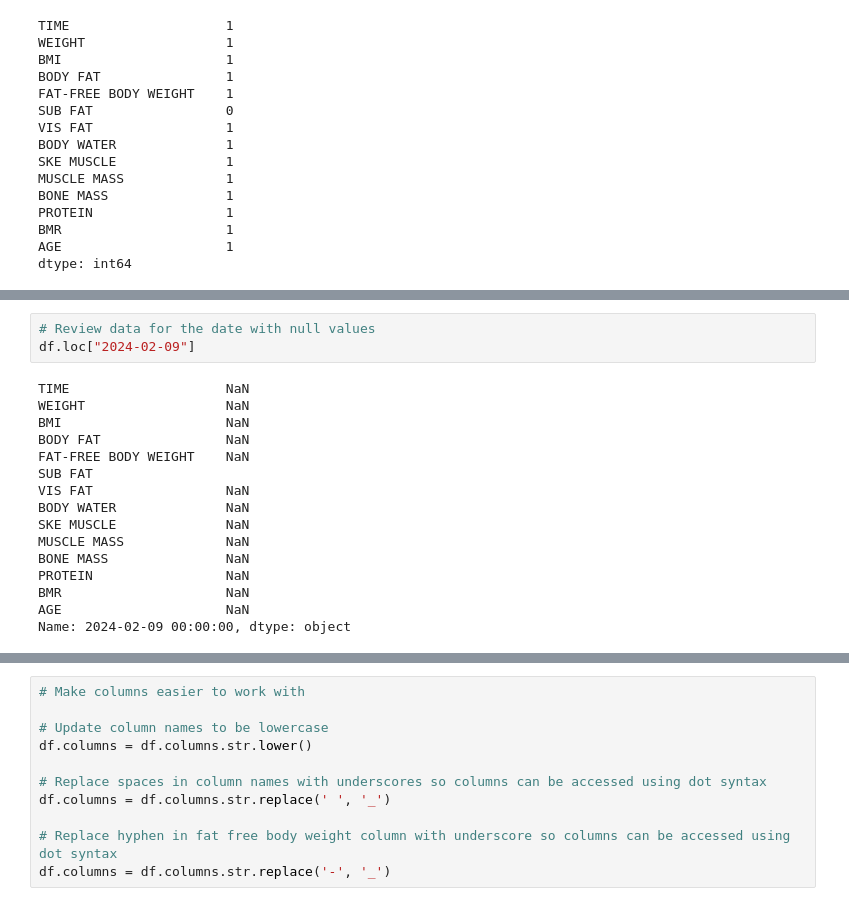
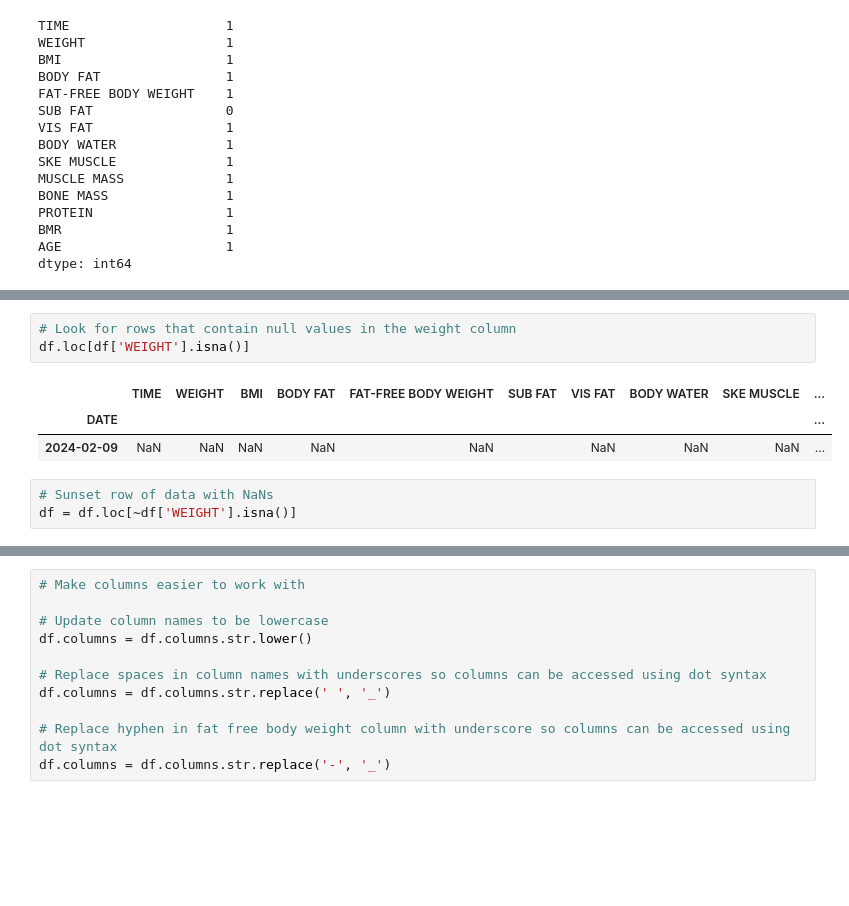
Before and after one commit to ryanjstone/jupyter-google-sheets, a Jupyter notebook: 1. Data Preparation.ipynb, the cells around one changed output, grey strips where cells are left out. Cells and saved outputs as stored; diff of their text form; blank space fills up the shorter version.

```diff
--- a/1. Data Preparation.ipynb
+++ b/1. Data Preparation.ipynb
@@ -173,20 +201,11 @@ Timestamp('2024-02-09 00:00:00')
-# %%
-# Review data for the date with null values
-df.loc["2024-02-09"]
-# %% [output]
-TIME                    NaN
-WEIGHT                  NaN
-BMI                     NaN
-BODY FAT                NaN
-FAT-FREE BODY WEIGHT    NaN
-SUB FAT
-VIS FAT                 NaN
-BODY WATER              NaN
-SKE MUSCLE              NaN
-MUSCLE MASS             NaN
-BONE MASS               NaN
-PROTEIN                 NaN
-BMR                     NaN
-AGE                     NaN
-Name: 2024-02-09 00:00:00, dtype: object
+# %%
+# Look for rows that contain null values in the weight column
+df.loc[df['WEIGHT'].isna()]
+# %% [output]
+|  | TIME | WEIGHT | BMI | BODY FAT | FAT-FREE BODY WEIGHT | SUB FAT | VIS FAT | BODY WATER | SKE MUSCLE | ... |
+| DATE |  |  |  |  |  |  |  |  |  | ... |
+| 2024-02-09 | NaN | NaN | NaN | NaN | NaN |  | NaN | NaN | NaN | ... |
+# %%
+# Sunset row of data with NaNs
+df = df.loc[~df['WEIGHT'].isna()]
 # %%
```
Also changed, not shown: parts of 16 cells of this notebook, 1 other file.
